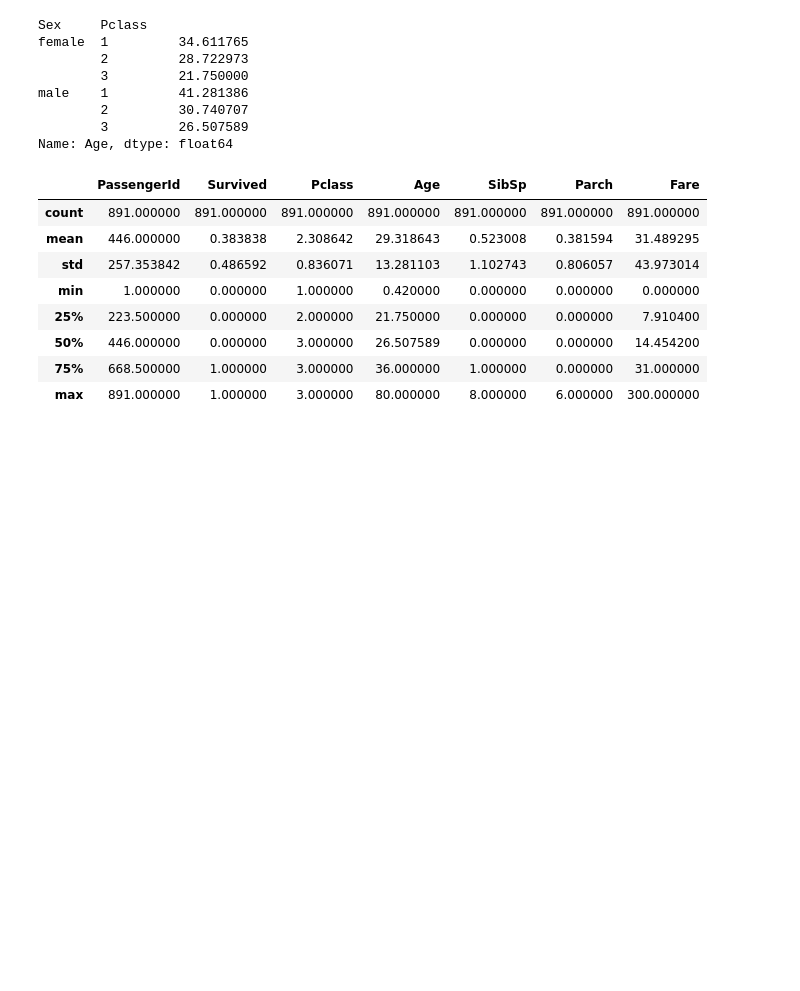
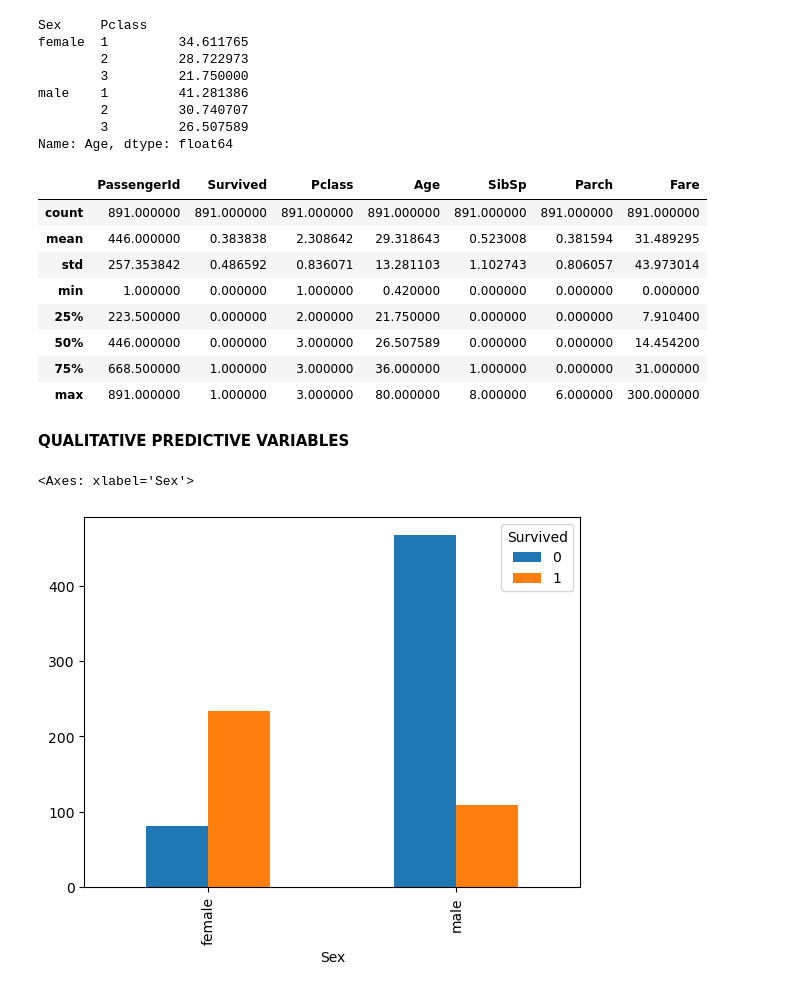
Before and after one commit to LucasGalanti/titanic_ML, a Jupyter notebook: titanic_prediction.ipynb, the cells around one changed output. Cells and saved outputs as stored; diff of their text form; code cells hidden in the pictures; blank space fills up the shorter version.

```diff
--- a/titanic_prediction.ipynb
+++ b/titanic_prediction.ipynb
@@ -331,3 +332,11 @@ titanic.describe()
 | 50% | 446.000000 | 0.000000 | 3.000000 | 26.507589 | 0.000000 | 0.000000 | 14.454200 |
 | 75% | 668.500000 | 1.000000 | 3.000000 | 36.000000 | 1.000000 | 0.000000 | 31.000000 |
 | max | 891.000000 | 1.000000 | 3.000000 | 80.000000 | 8.000000 | 6.000000 | 300.000000 |
+# %% [markdown]
+**QUALITATIVE PREDICTIVE VARIABLES**
+# %%
+#Evaluatint effect of "Sex"
+titanic.groupby('Survived')['Sex'].value_counts().unstack(0).plot.bar()
+# %% [output]
+<Axes: xlabel='Sex'>
+[figure, added]
```
Also changed, not shown: parts of 24 cells of this notebook, 1 other file.
